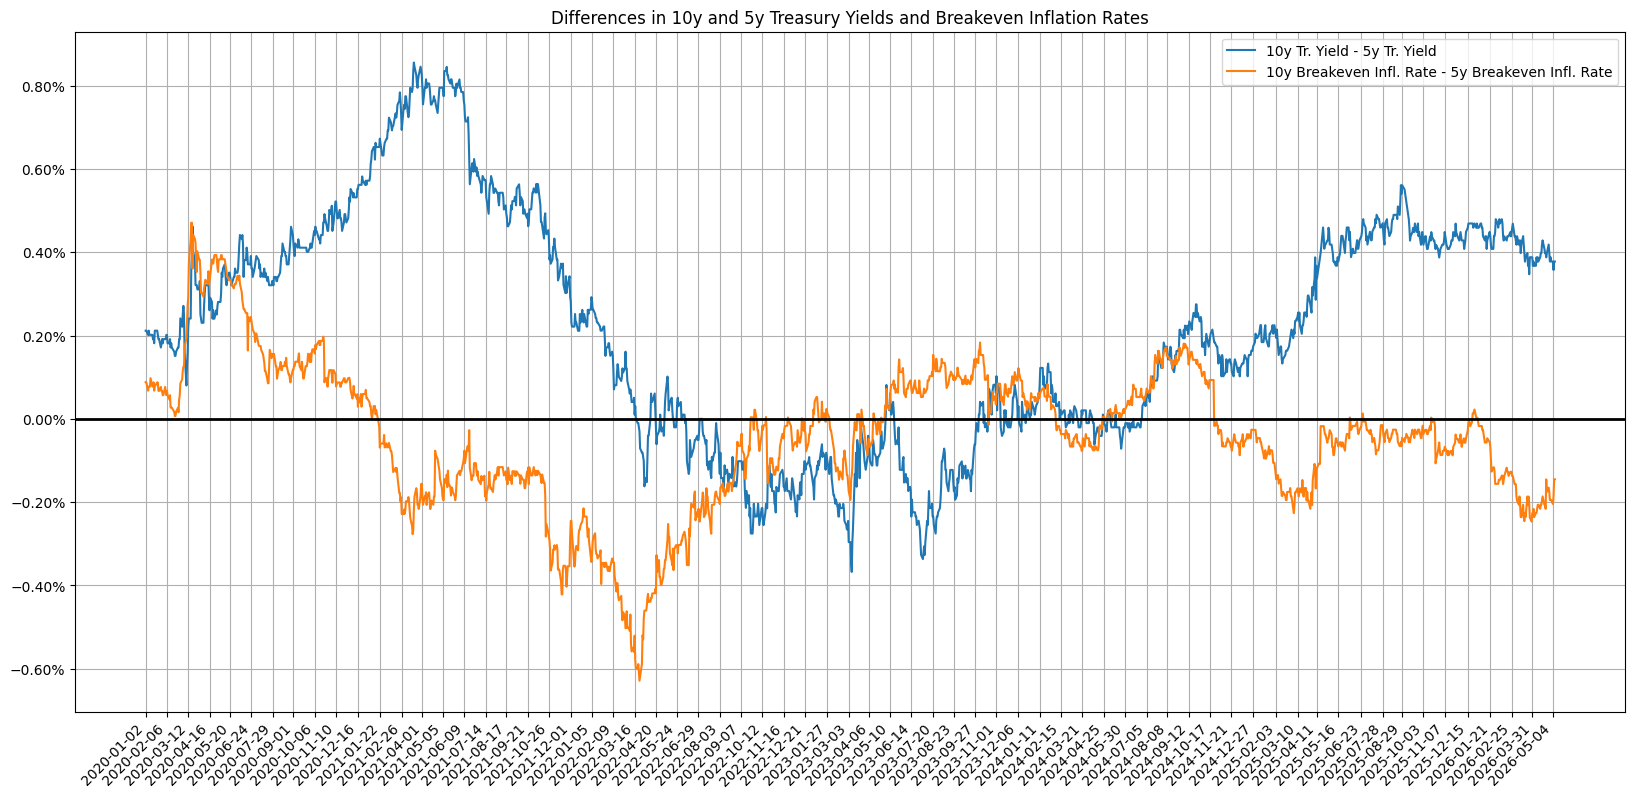
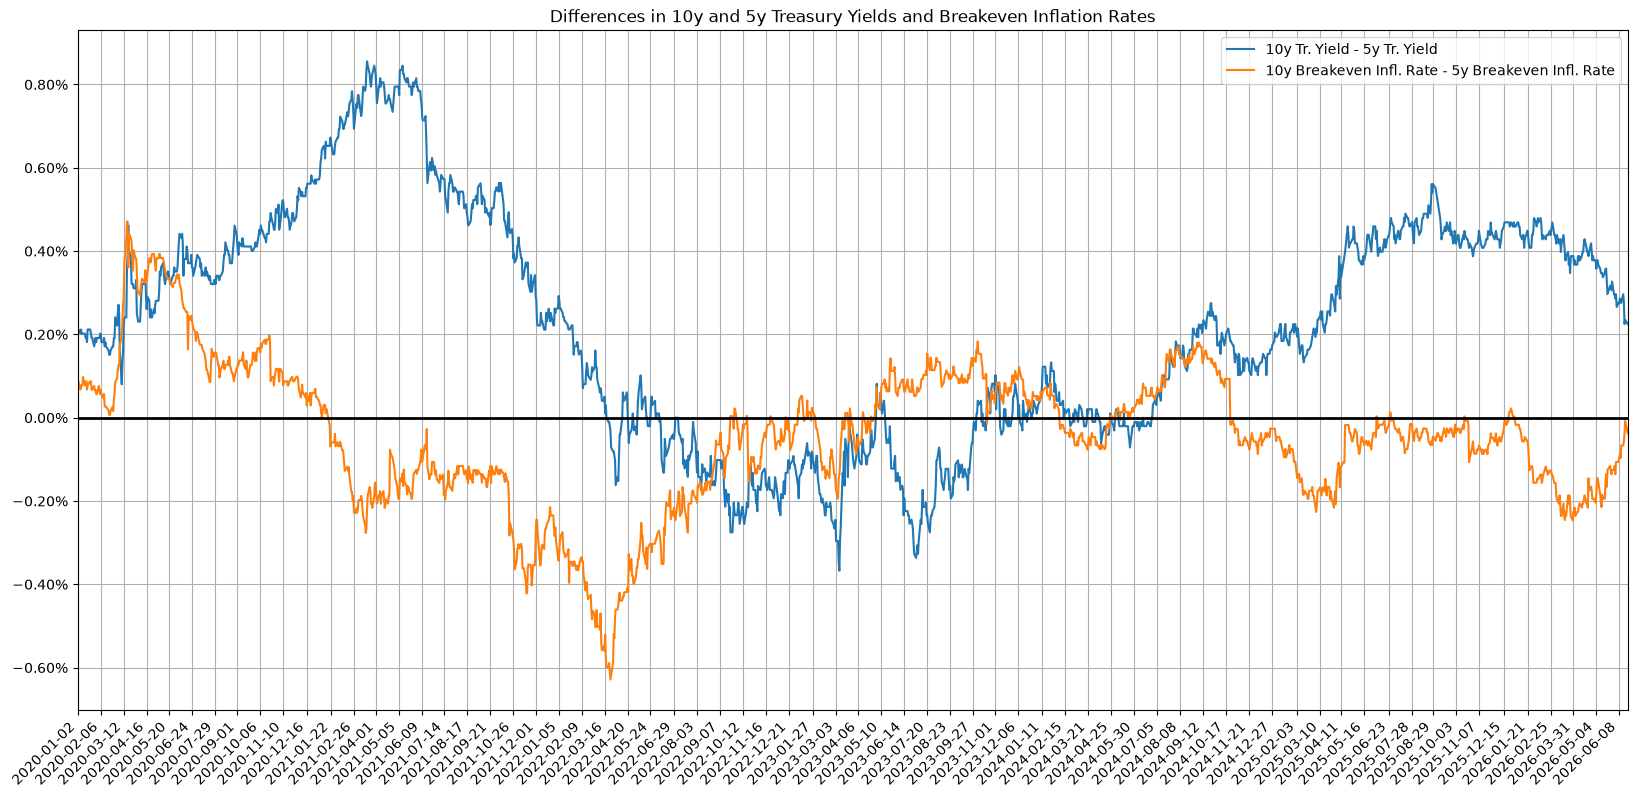
Code edit (unified diff) that turned the first committed figure into the second:
--- before
+++ after
@@ -3,3 +3,4 @@
                           xticks=data.index[::24], xlabel='', rot=45)
 ax.axhline(y=0, lw=2, c='k')
+ax.margins(x=0)
 ax.yaxis.set_major_formatter(mtick.PercentFormatter(1))

Commit: Adjusted to work with pandas 3.x